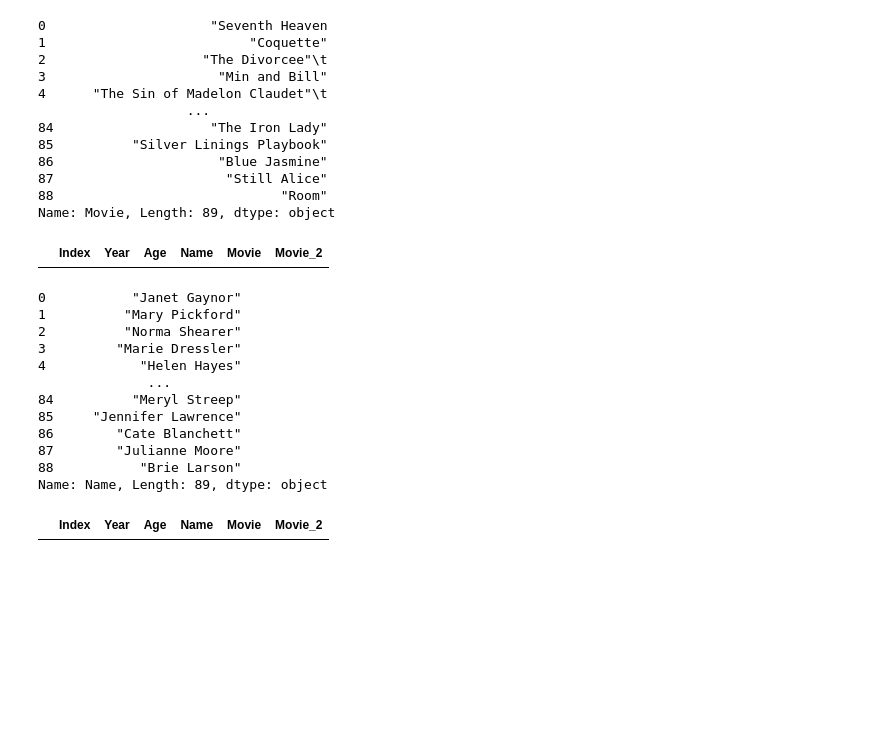
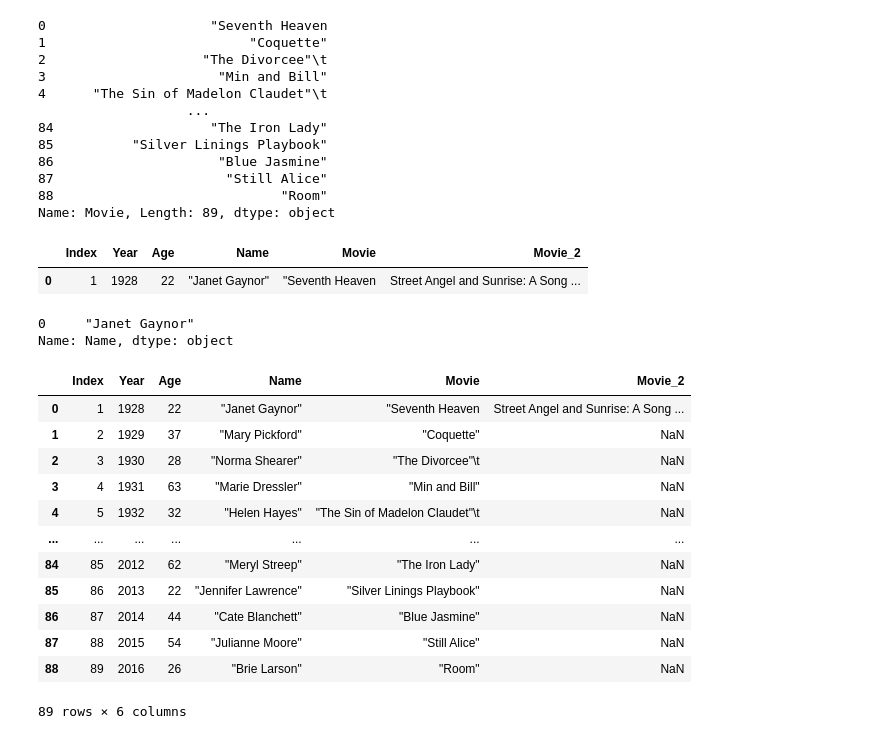
Before and after one commit to SakonBel/Oscar_age_female, a Jupyter notebook: Untitled.ipynb, the cells around one changed output. Drawn from its saved outputs; the diff is of its cells as text; code cells hidden in the pictures; blank space fills up the shorter version.

Commit message:
Learn about strip and replace some string

```diff
--- a/Untitled.ipynb
+++ b/Untitled.ipynb
@@ -72,23 +72,30 @@ df["Movie"]
 88                             "Room"
 Name: Movie, Length: 89, dtype: object
 # %%
-df[df["Name"].replace('"').str.strip() == '"Janet Gaynor"']
+single = df[df["Name"].str.strip() == '"Janet Gaynor"']
-# %% [output]
-|  | Index | Year | Age | Name | Movie | Movie_2 |
 # %%
+single
 # %% [output]
-0           "Janet Gaynor"
-1          "Mary Pickford"
-2          "Norma Shearer"
-3         "Marie Dressler"
-4            "Helen Hayes"
-              ...
-84          "Meryl Streep"
-85     "Jennifer Lawrence"
-86        "Cate Blanchett"
-87        "Julianne Moore"
-88           "Brie Larson"
-Name: Name, Length: 89, dtype: object
+|  | Index | Year | Age | Name | Movie | Movie_2 |
+| 0 | 1 | 1928 | 22 | "Janet Gaynor" | "Seventh Heaven | Street Angel and Sunrise: A Song ... |
 # %%
+single["Name".replace('"', "")]
 # %% [output]
-|  | Index | Year | Age | Name | Movie | Movie_2 |
+0     "Janet Gaynor"
+Name: Name, dtype: object
+# %%
+df
+# %% [output]
+|  | Index | Year | Age | Name | Movie | Movie_2 |
+| 0 | 1 | 1928 | 22 | "Janet Gaynor" | "Seventh Heaven | Street Angel and Sunrise: A Song ... |
+| 1 | 2 | 1929 | 37 | "Mary Pickford" | "Coquette" | NaN |
+| 2 | 3 | 1930 | 28 | "Norma Shearer" | "The Divorcee"\t | NaN |
+| 3 | 4 | 1931 | 63 | "Marie Dressler" | "Min and Bill" | NaN |
+| 4 | 5 | 1932 | 32 | "Helen Hayes" | "The Sin of Madelon Claudet"\t | NaN |
+| ... | ... | ... | ... | ... | ... | ... |
+| 84 | 85 | 2012 | 62 | "Meryl Streep" | "The Iron Lady" | NaN |
+| 85 | 86 | 2013 | 22 | "Jennifer Lawrence" | "Silver Linings Playbook" | NaN |
+| 86 | 87 | 2014 | 44 | "Cate Blanchett" | "Blue Jasmine" | NaN |
+| 87 | 88 | 2015 | 54 | "Julianne Moore" | "Still Alice" | NaN |
+| 88 | 89 | 2016 | 26 | "Brie Larson" | "Room" | NaN |
+89 rows × 6 columns
```
Also changed, not shown: parts of 15 cells of this notebook.
